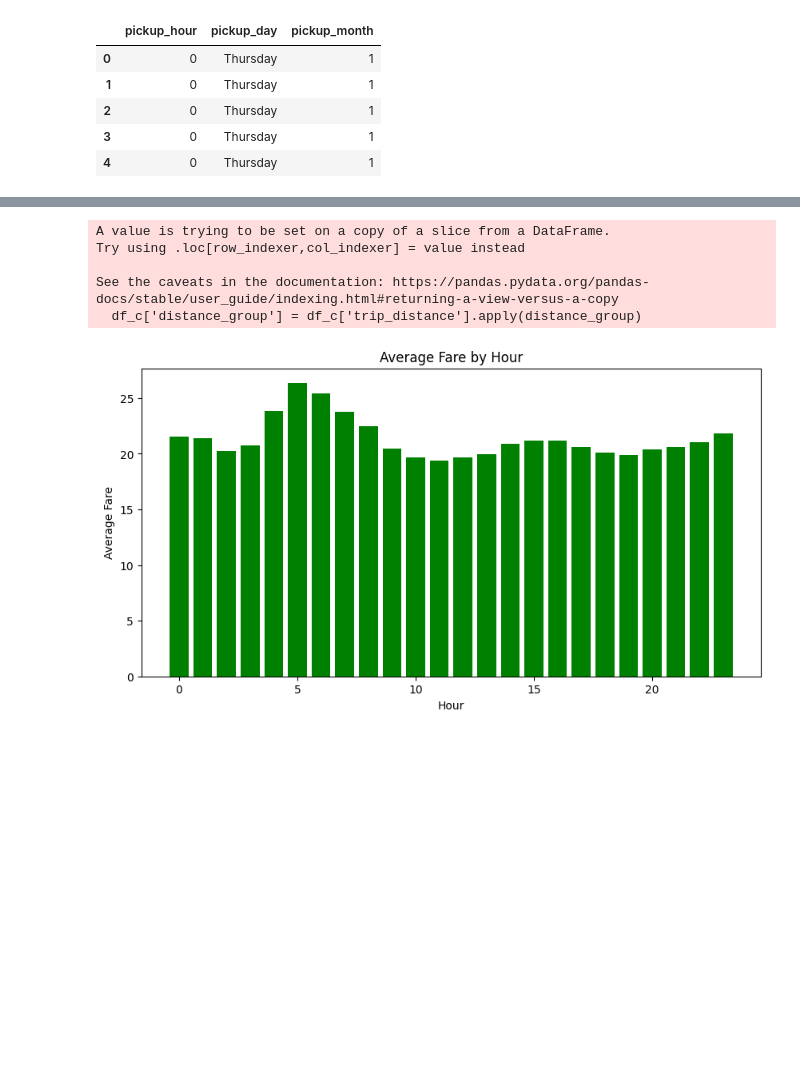
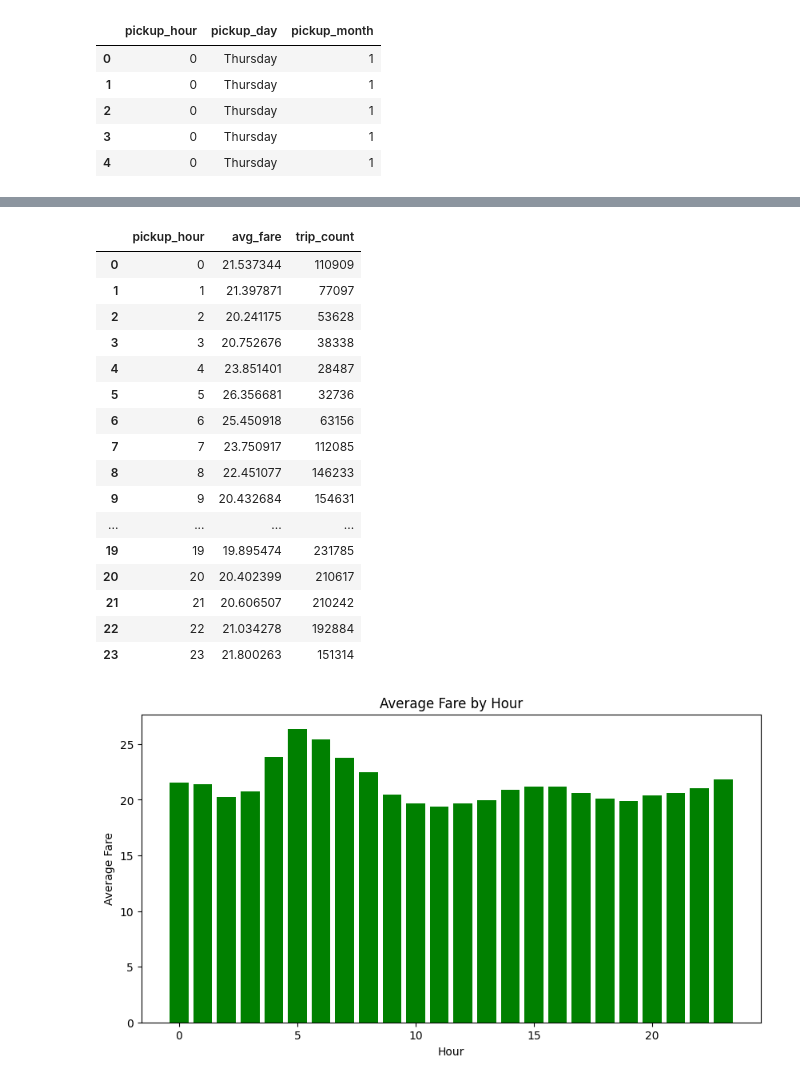
Before and after one commit to sogandghiami/Uber_taxi, a Jupyter notebook: nyc_yellow_taxi_analysis.ipynb, the cells around one changed output, grey strips where cells are left out. Saved outputs shown, nothing was run; the diff lists cells and outputs as text; code cells hidden in the pictures; blank space fills up the shorter version.

```diff
--- a/nyc_yellow_taxi_analysis.ipynb
+++ b/nyc_yellow_taxi_analysis.ipynb
@@ -157,3 +150,31 @@ df_c.describe().T
+# %%
+import matplotlib.pyplot as plt
+
+#AvgFareHour
+AvgFareHour_df = (
+    df_c.groupby('pickup_hour')['fare_amount']
+    .agg(avg_fare= 'mean', trip_count='count')
+    .reset_index()
+)
+AvgFareHour_df
+# %% [output]
+|  | pickup_hour | avg_fare | trip_count |
+| 0 | 0 | 21.537344 | 110909 |
+| 1 | 1 | 21.397871 | 77097 |
+| 2 | 2 | 20.241175 | 53628 |
+| 3 | 3 | 20.752676 | 38338 |
+| 4 | 4 | 23.851401 | 28487 |
+| 5 | 5 | 26.356681 | 32736 |
+| 6 | 6 | 25.450918 | 63156 |
+| 7 | 7 | 23.750917 | 112085 |
+| 8 | 8 | 22.451077 | 146233 |
+| 9 | 9 | 20.432684 | 154631 |
+| ... | ... | ... | ... |
+| 19 | 19 | 19.895474 | 231785 |
+| 20 | 20 | 20.402399 | 210617 |
+| 21 | 21 | 20.606507 | 210242 |
+| 22 | 22 | 21.034278 | 192884 |
+| 23 | 23 | 21.800263 | 151314 |
 # %%
 # 1) میانگین کرایه به تفکیک ساعت
 AvgFareHour_df = (
@@ -191,10 +212,12 @@ DistanceFare_df = (
     .reset_index()
     .sort_values('avg_fare', ascending=False)
 )
+
+
+RatecodeFare_df = (
+    df_c.groupby('RatecodeID')['total_amount']
+    .agg(avg_total='mean', trip_count='count')
+    .reset_index()
+    .sort_values('avg_total', ascending=False)
+)
-# %% [output]
-A value is trying to be set on a copy of a slice from a DataFrame.
-Try using .loc[row_indexer,col_indexer] = value instead
-
-See the caveats in the documentation: https://pandas.pydata.org/pandas-docs/stable/user_guide/indexing.html#returning-a-view-versus-a-copy
-  df_c['distance_group'] = df_c['trip_distance'].apply(distance_group)
 # %%
```
Also changed, not shown: parts of 6 cells of this notebook.
